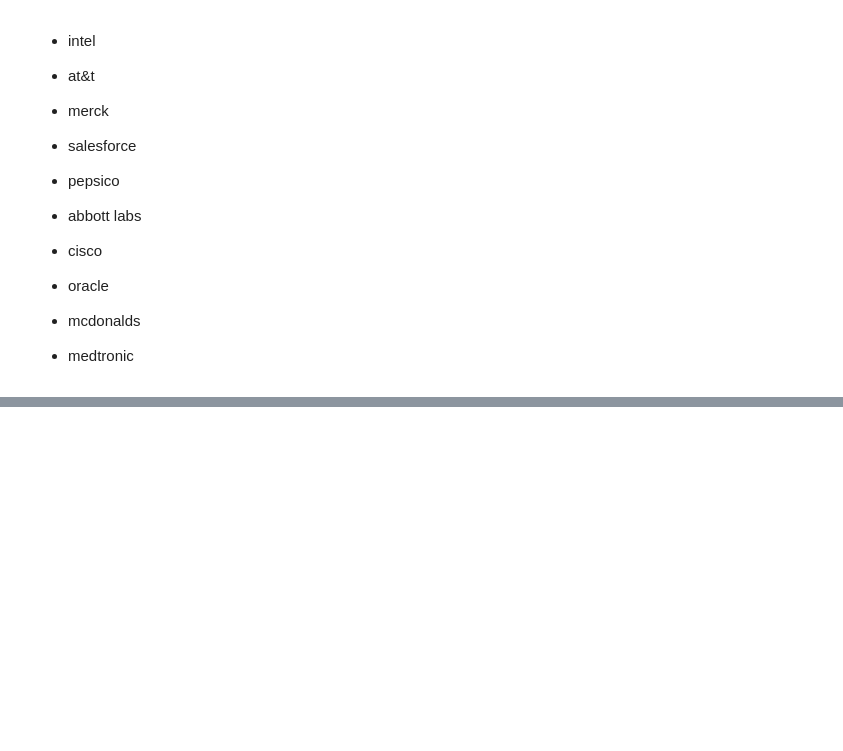
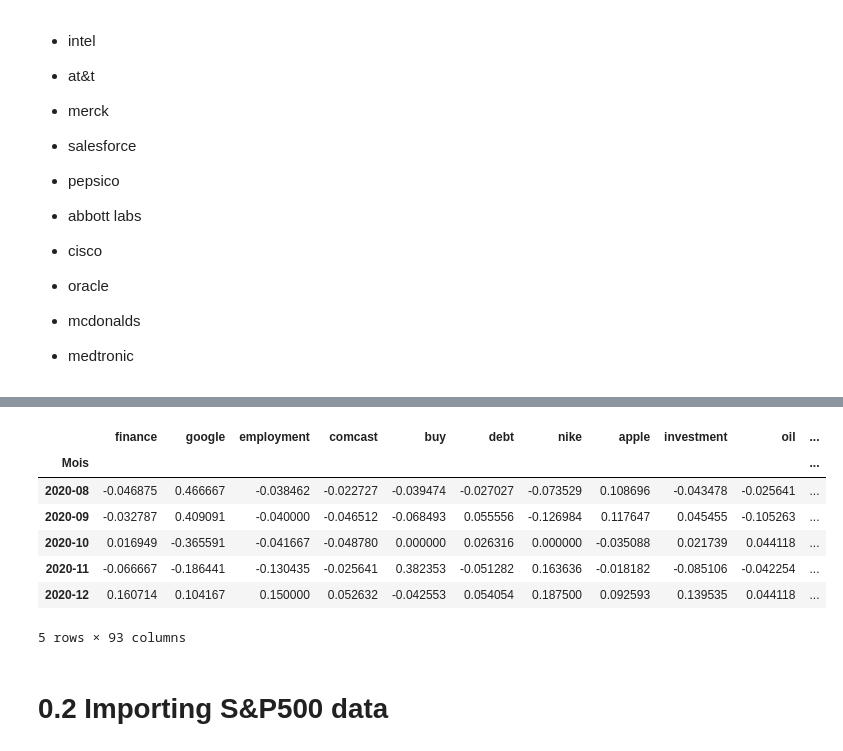
Before and after one commit to epfl-ada/ada-2020-project-milestone-p3-p3_adache, a Jupyter notebook: project.ipynb, the cells around one changed output, grey strips where cells are left out. Cells and saved outputs as stored; diff of their text form; code cells hidden in the pictures; blank space fills up the shorter version.

```diff
--- a/project.ipynb
+++ b/project.ipynb
@@ -185,0 +180,13 @@ df.head()
+# %%
+df.tail()
+# %% [output]
+|  | finance | google | employment | comcast | buy | debt | nike | apple | investment | oil | ... |
+| Mois |  |  |  |  |  |  |  |  |  |  | ... |
+| 2020-08 | -0.046875 | 0.466667 | -0.038462 | -0.022727 | -0.039474 | -0.027027 | -0.073529 | 0.108696 | -0.043478 | -0.025641 | ... |
+| 2020-09 | -0.032787 | 0.409091 | -0.040000 | -0.046512 | -0.068493 | 0.055556 | -0.126984 | 0.117647 | 0.045455 | -0.105263 | ... |
+| 2020-10 | 0.016949 | -0.365591 | -0.041667 | -0.048780 | 0.000000 | 0.026316 | 0.000000 | -0.035088 | 0.021739 | 0.044118 | ... |
+| 2020-11 | -0.066667 | -0.186441 | -0.130435 | -0.025641 | 0.382353 | -0.051282 | 0.163636 | -0.018182 | -0.085106 | -0.042254 | ... |
+| 2020-12 | 0.160714 | 0.104167 | 0.150000 | 0.052632 | -0.042553 | 0.054054 | 0.187500 | 0.092593 | 0.139535 | 0.044118 | ... |
+5 rows × 93 columns
+# %% [markdown]
+# 0.2 Importing S&P500 data
```
Also changed, not shown: parts of 15 cells of this notebook, 1 other file.
